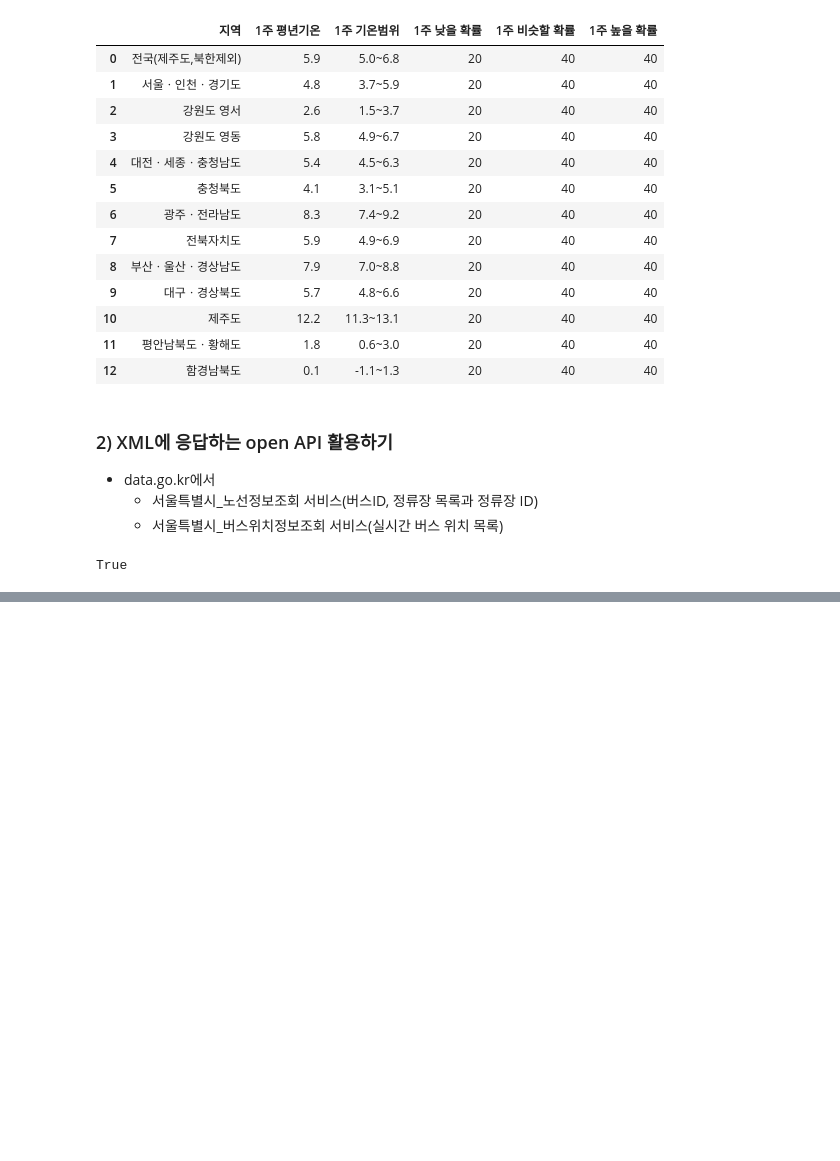
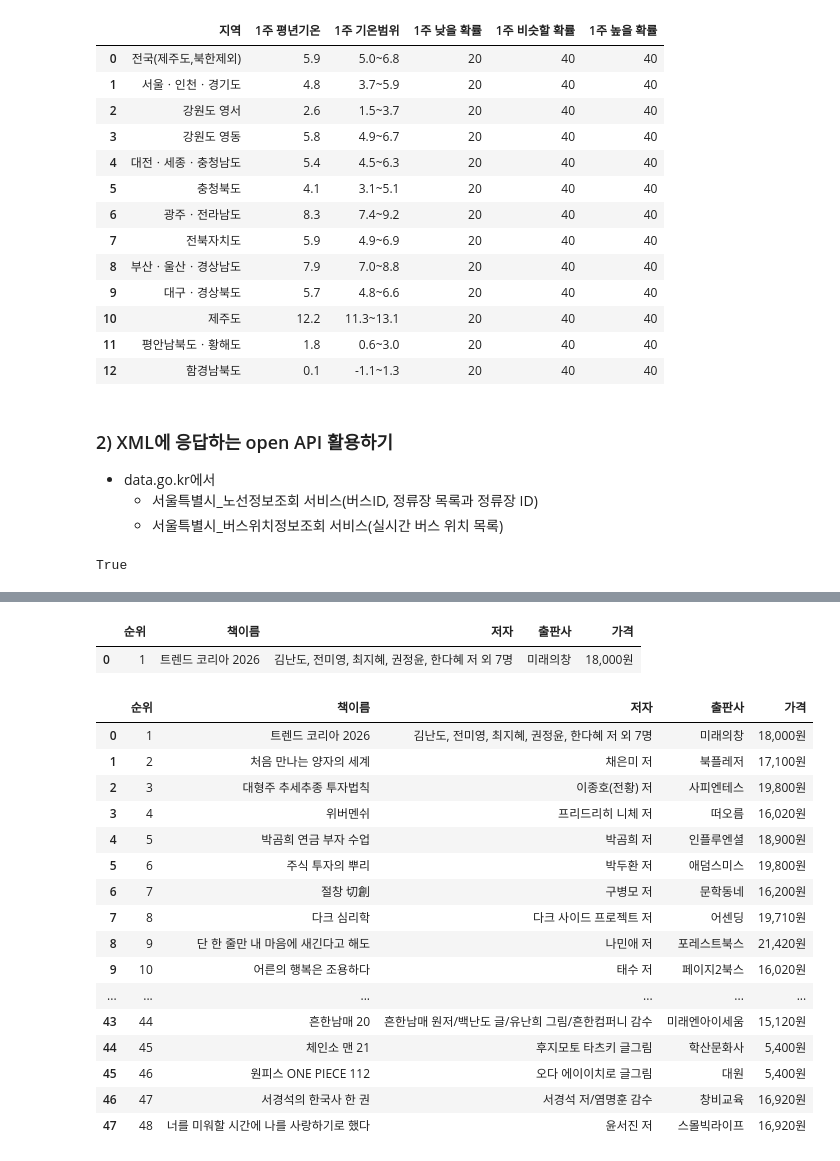
Before and after one commit to Harutoshi87/KI, a Jupyter notebook: source/01_python/ch14_웹데이터수집1_정적_공공api.ipynb, the cells around one changed output, grey strips where cells are left out. Cells and saved outputs as stored; diff of their text form; code cells hidden in the pictures; blank space fills up the shorter version.

```diff
--- a/source/01_python/ch14_웹데이터수집1_정적_공공api.ipynb
+++ b/source/01_python/ch14_웹데이터수집1_정적_공공api.ipynb
@@ -1200,0 +1260,2 @@ df_position
+# %%
+url = 'https://www.yes24.com/product/category/bestseller?pageNumber=2'
@@ -1200,0 +1317,64 @@ df_position
+# %%
+# 방법2
+pages = 2
+bestseller_list = []
+with open('data/ch14_yes24.txt', 'w', encoding='utf-8') as f:
+    pass
+for page in range(1, pages+1):
+    url = f'https://www.yes24.com/product/category/bestseller?pageNumber={page}'
+    #print(url)
+    response = urlopen(url)
+    soup = BeautifulSoup(response, 'html.parser')
+    # 순위
+    ranks_els = soup.select('div.img_upper > em.ico.rank')
+    ranks =  [int(ranks_el.text) for ranks_el in ranks_els]
+    # 책제목
+    titles_els=soup.select("div.info_row > a.gd_name")
+    titles = [titles_el.text for titles_el in titles_els]
+    # 저자
+    authors_els = soup.select('span.authPub.info_auth')
+    authors = [authors_el.text.split('정보 더 보기/감추기')[0].strip()
+                                   for authors_el in authors_els]
+#     for i, author in enumerate(authors):
+#         match = re.search(r"(.*)외 \d+명", author)
+#         if(match):
+#             authors[i] = match.group()
+#             print(i, '번째 도서의 저자가 많아 외 x명 뒤에도 길어 그 앞까지 짜름')
+    # 출판사
+    publishers_els = soup.select('div.info_row.info_pubGrp > span.authPub.info_pub')
+    publishers = [publishers_el.text for publishers_el in publishers_els]
+    # 가격
+    prices_els = soup.select("div.info_row > strong.txt_num")
+    prices = [prices_el.text for prices_el in prices_els]
+    # print(len(ranks), len(titles), len(writers), len(publishers), len(prices))
+    with open('data/ch14_yes24.txt', 'a', encoding='utf-8') as f:
+        for rank, title, author, publisher, price in zip(ranks, titles, authors, publishers, prices):
+            # print("{:02},{},{} | {},{}".format(rank, title, author, publisher, price))
+            f.write(f'{rank}, {title}, {author} | {publisher}, {price}\n')
+            bestseller_list.append([rank, title, author, publisher, price])
+df = pd.DataFrame(bestseller_list, columns=['순위','책이름','저자','출판사','가격'])
+df.to_csv('data/ch14_yes24.csv', index=False)
+df.head(1)
+# %% [output]
+|  | 순위 | 책이름 | 저자 | 출판사 | 가격 |
+| 0 | 1 | 트렌드 코리아 2026 | 김난도, 전미영, 최지혜, 권정윤, 한다혜 저 외 7명 | 미래의창 | 18,000원 |
+# %%
+df
+# %% [output]
+|  | 순위 | 책이름 | 저자 | 출판사 | 가격 |
+| 0 | 1 | 트렌드 코리아 2026 | 김난도, 전미영, 최지혜, 권정윤, 한다혜 저 외 7명 | 미래의창 | 18,000원 |
+| 1 | 2 | 처음 만나는 양자의 세계 | 채은미 저 | 북플레저 | 17,100원 |
+| 2 | 3 | 대형주 추세추종 투자법칙 | 이종호(전황) 저 | 사피엔테스 | 19,800원 |
+| 3 | 4 | 위버멘쉬 | 프리드리히 니체 저 | 떠오름 | 16,020원 |
+| 4 | 5 | 박곰희 연금 부자 수업 | 박곰희 저 | 인플루엔셜 | 18,900원 |
+| 5 | 6 | 주식 투자의 뿌리 | 박두환 저 | 애덤스미스 | 19,800원 |
+| 6 | 7 | 절창 切創 | 구병모 저 | 문학동네 | 16,200원 |
+| 7 | 8 | 다크 심리학 | 다크 사이드 프로젝트 저 | 어센딩 | 19,710원 |
+| 8 | 9 | 단 한 줄만 내 마음에 새긴다고 해도 | 나민애 저 | 포레스트북스 | 21,420원 |
+| 9 | 10 | 어른의 행복은 조용하다 | 태수 저 | 페이지2북스 | 16,020원 |
+| ... | ... | ... | ... | ... | ... |
+| 43 | 44 | 흔한남매 20 | 흔한남매 원저/백난도 글/유난희 그림/흔한컴퍼니 감수 | 미래엔아이세움 | 15,120원 |
+| 44 | 45 | 체인소 맨 21 | 후지모토 타츠키 글그림 | 학산문화사 | 5,400원 |
+| 45 | 46 | 원피스 ONE PIECE 112 | 오다 에이이치로 글그림 | 대원 | 5,400원 |
+| 46 | 47 | 서경석의 한국사 한 권 | 서경석 저/염명훈 감수 | 창비교육 | 16,920원 |
+| 47 | 48 | 너를 미워할 시간에 나를 사랑하기로 했다 | 윤서진 저 | 스몰빅라이프 | 16,920원 |
```
Also changed, not shown: parts of 14 cells of this notebook, 6 other files.
